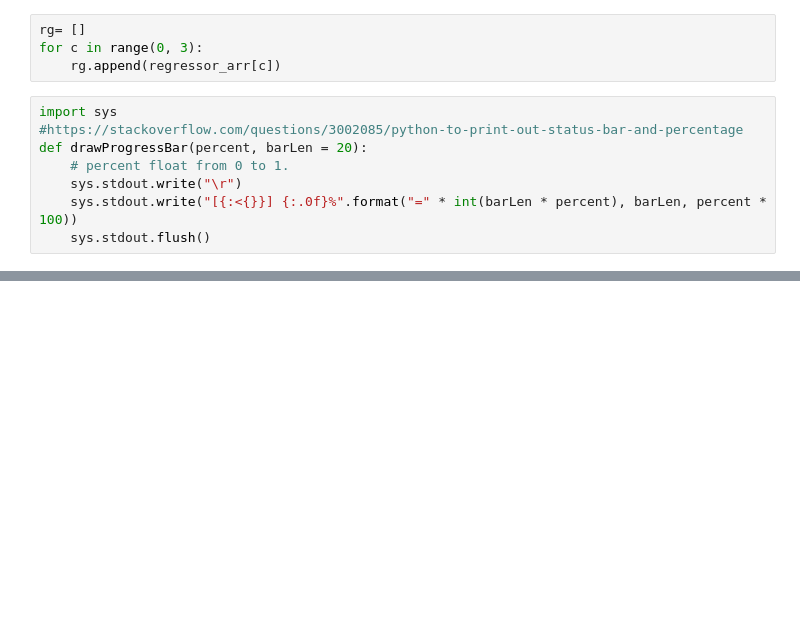
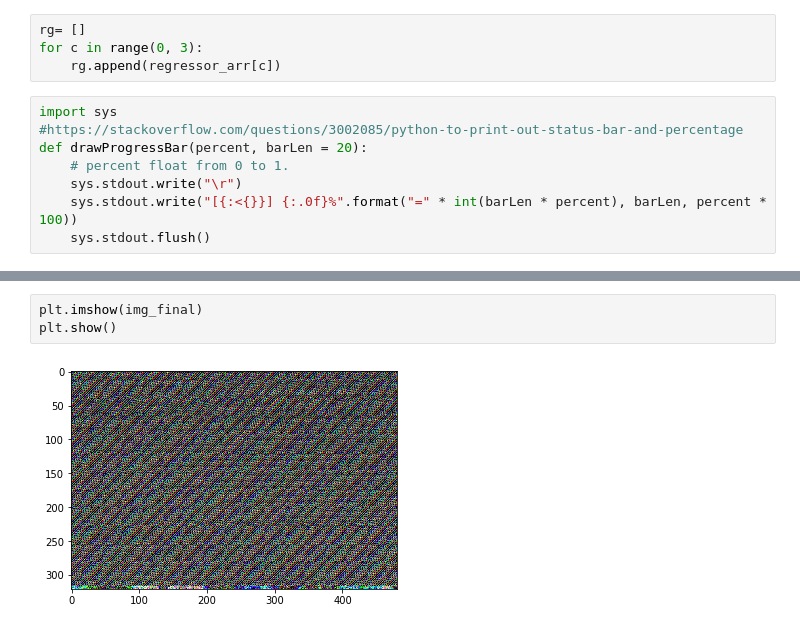
Before and after one commit to Rohit01-zoey/EE610-Image-Processing, a Jupyter notebook: Assignment2/Assignment2.ipynb, the cells around one changed output, grey strips where cells are left out. Saved outputs shown, nothing was run; the diff lists cells and outputs as text; blank space fills up the shorter version.

```diff
--- a/Assignment2/Assignment2.ipynb
+++ b/Assignment2/Assignment2.ipynb
@@ -308,5 +309,10 @@ img_final=np.array(255 * img_final, dtype=np.uint8)
 # %% [output]
 [                    ] 1%
+# %%
+plt.imshow(img_final)
+plt.show()
+# %% [output]
+[figure, added]
 # %%
 plt.imshow(img_final - img)
 plt.show()
```
Also changed, not shown: parts of 16 cells of this notebook.
